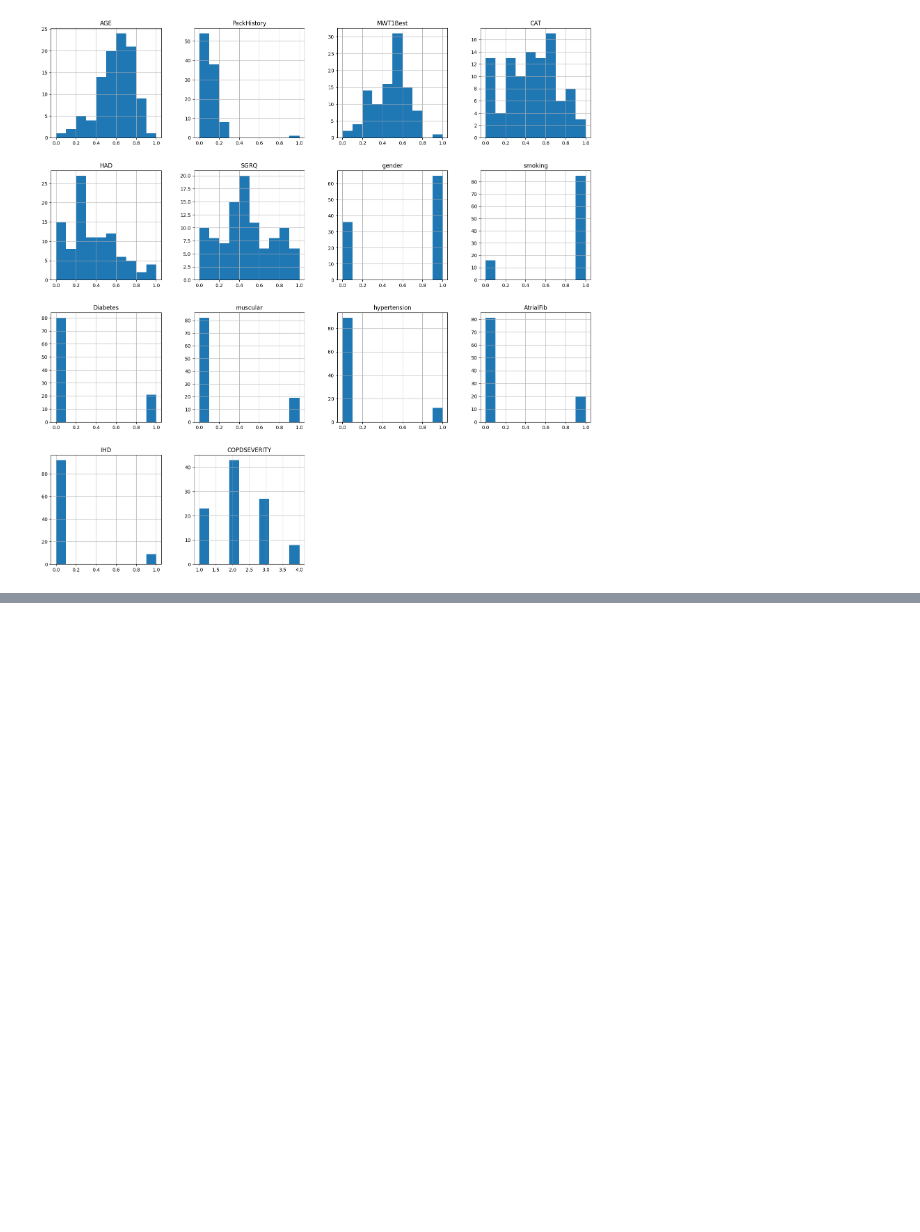
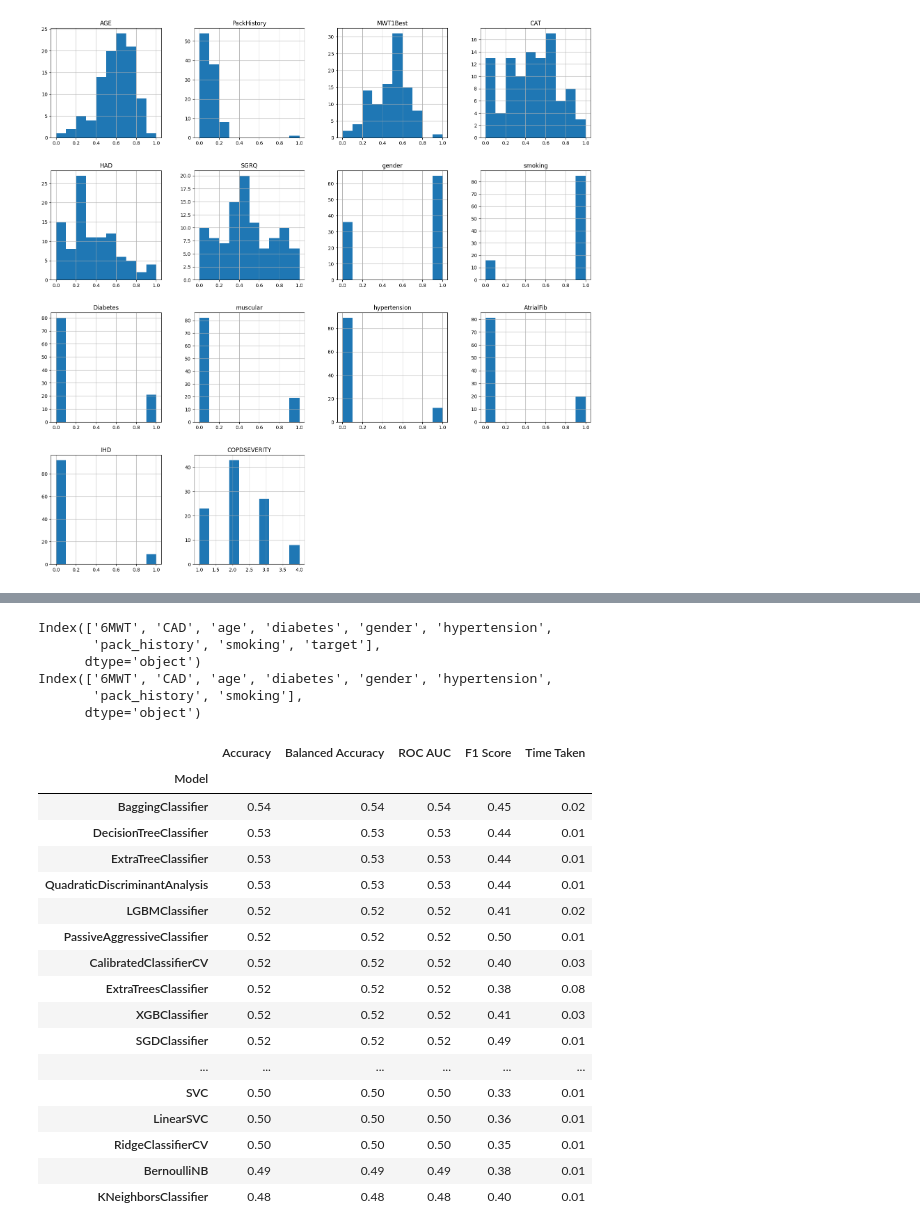
Before and after one commit to danielw-mt/copd_risk_score, a Jupyter notebook: kaggle/kaggle.ipynb, the cells around one changed output, grey strips where cells are left out. Cells and saved outputs as stored; diff of their text form; code cells hidden in the pictures; blank space fills up the shorter version.

```diff
--- a/kaggle/kaggle.ipynb
+++ b/kaggle/kaggle.ipynb
@@ -173,0 +317,70 @@ weighted avg       0.76      0.75      0.75        52
+# %%
+# import random forest
+from sklearn.ensemble import RandomForestClassifier
+# import lazypredict
+from lazypredict.Supervised import LazyClassifier
+
+# relevant variables: AGE, Diabetes, COPDSEVERITY, hypertension, IHD, PackHistory, SGRQ, smoking, MWT1Best (without spirometry for now)
+
+
+kaggle_cv = kaggle[['AGE', 'gender', 'hypertension', 'Diabetes', 'IHD', 'PackHistory',  'smoking', 'MWT1Best', 'COPDSEVERITY']] # 'SGRQ',
+
+# 6MWT, pack history, age
+# kaggle_cv = kaggle_cv[['AGE', 'PackHistory', 'MWT1Best', 'COPDSEVERITY']]
+
+# if COPDSEVERITY is 1,2,3 set it to 0 otherwise 1
+kaggle_cv.loc[kaggle_cv['COPDSEVERITY'] == 1, 'COPDSEVERITY'] = 0
+kaggle_cv.loc[kaggle_cv['COPDSEVERITY'] == 2, 'COPDSEVERITY'] = 1
+kaggle_cv.loc[kaggle_cv['COPDSEVERITY'] == 3, 'COPDSEVERITY'] = 1
+kaggle_cv.loc[kaggle_cv['COPDSEVERITY'] == 4, 'COPDSEVERITY'] = 1
+kaggle_cv = kaggle_cv.rename(columns={'AGE':'age', 'Diabetes':'diabetes', 'IHD':'CAD', 'PackHistory':'pack_history', 'MWT1Best':'6MWT', 'COPDSEVERITY': 'target'})
+# sort the columns
+kaggle_cv = kaggle_cv.reindex(sorted(kaggle_cv.columns), axis=1)
+
+harvard_cv = harvard.drop(columns=['login'])
+# harvard_cv = harvard_cv[['age', 'pack_history', '6MWT', 'target']]
+
+# sort the columns
+harvard_cv = harvard_cv.reindex(sorted(harvard_cv.columns), axis=1)
+print(harvard_cv.columns)
+
+train = kaggle_cv.drop(columns=['target'])
+print(train.columns)
+target = kaggle_cv['target']
+
+# # train random forest on kaggle predict on harvard
+# rf = RandomForestClassifier()
+# rf.fit(train, target)
+
+# # predict on harvard
+# rf.predict(harvard_cv.drop(columns=['target']))
+# # get accuracy
+# print(rf.score(harvard_cv.drop(columns=['target']), harvard_cv['target']))
+clf = LazyClassifier(verbose=0, ignore_warnings=True, custom_metric=None)
+models, predictions = clf.fit(train, harvard_cv.drop(columns=['target']), target, harvard_cv['target'])
+models
+# %% [output]
+Index(['6MWT', 'CAD', 'age', 'diabetes', 'gender', 'hypertension',
+       'pack_history', 'smoking', 'target'],
+      dtype='object')
+Index(['6MWT', 'CAD', 'age', 'diabetes', 'gender', 'hypertension',
+       'pack_history', 'smoking'],
+      dtype='object')
+|  | Accuracy | Balanced Accuracy | ROC AUC | F1 Score | Time Taken |
+| Model |  |  |  |  |  |
+| BaggingClassifier | 0.54 | 0.54 | 0.54 | 0.45 | 0.02 |
+| DecisionTreeClassifier | 0.53 | 0.53 | 0.53 | 0.44 | 0.01 |
+| ExtraTreeClassifier | 0.53 | 0.53 | 0.53 | 0.44 | 0.01 |
+| QuadraticDiscriminantAnalysis | 0.53 | 0.53 | 0.53 | 0.44 | 0.01 |
+| LGBMClassifier | 0.52 | 0.52 | 0.52 | 0.41 | 0.02 |
+| PassiveAggressiveClassifier | 0.52 | 0.52 | 0.52 | 0.50 | 0.01 |
+| CalibratedClassifierCV | 0.52 | 0.52 | 0.52 | 0.40 | 0.03 |
+| ExtraTreesClassifier | 0.52 | 0.52 | 0.52 | 0.38 | 0.08 |
+| XGBClassifier | 0.52 | 0.52 | 0.52 | 0.41 | 0.03 |
+| SGDClassifier | 0.52 | 0.52 | 0.52 | 0.49 | 0.01 |
+| ... | ... | ... | ... | ... | ... |
+| SVC | 0.50 | 0.50 | 0.50 | 0.33 | 0.01 |
+| LinearSVC | 0.50 | 0.50 | 0.50 | 0.36 | 0.01 |
+| RidgeClassifierCV | 0.50 | 0.50 | 0.50 | 0.35 | 0.01 |
+| BernoulliNB | 0.49 | 0.49 | 0.49 | 0.38 | 0.01 |
+| KNeighborsClassifier | 0.48 | 0.48 | 0.48 | 0.40 | 0.01 |
```
Also changed, not shown: parts of 3 cells of this notebook, 38 other files.
